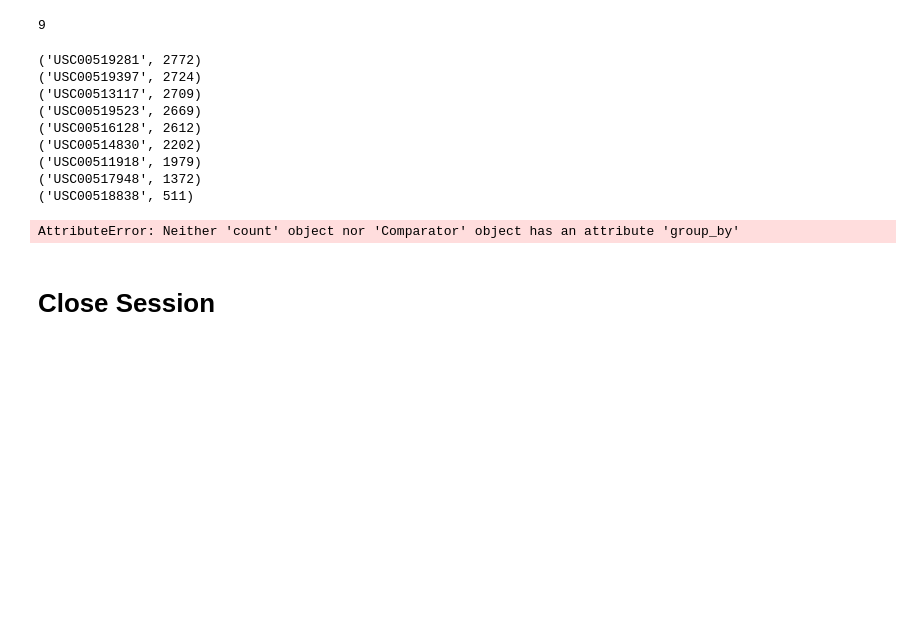
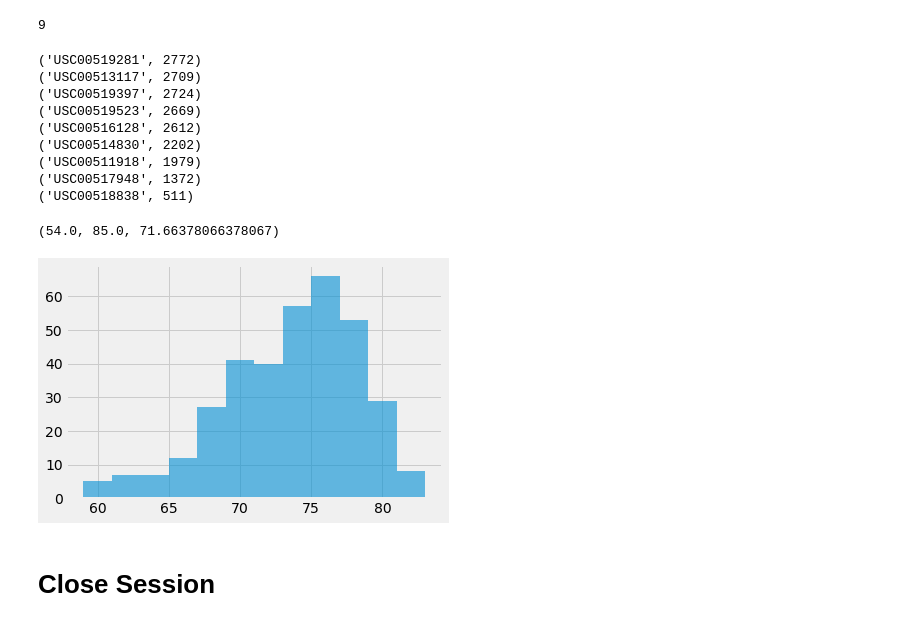
Before and after one commit to Jed-Miller/sqlalchemy-challenge, a Jupyter notebook: climate_challenge.ipynb, the cells around one changed output. Saved outputs shown, nothing was run; the diff lists cells and outputs as text; code cells hidden in the pictures; blank space fills up the shorter version.

```diff
--- a/climate_challenge.ipynb
+++ b/climate_challenge.ipynb
@@ -103,13 +133,14 @@ total_stations
 # %%
 # Design a query to find the most active stations (i.e. which stations have the most rows?)
 # List the stations and their counts in descending order.
-active_stations = session.query(Measurement.station, func.count('*').label('station')).group_by(Measurement.station).order_by(func.count('*').desc())
+active_stations = session.query(Measurement.station, func.count(Measurement.station)).\
+                group_by(Measurement.station).order_by(func.count(Measurement.prcp).desc())
 for row in active_stations:
     print(row)
 # %% [output]
 ('USC00519281', 2772)
+('USC00513117', 2709)
 ('USC00519397', 2724)
-('USC00513117', 2709)
 ('USC00519523', 2669)
 ('USC00516128', 2612)
 ('USC00514830', 2202)
@@ -118,7 +149,9 @@ for row in active_stations:
 ('USC00518838', 511)
 # %%
 # Using the most active station id from the previous query, calculate the lowest, highest, and average temperature.
-most_active_station = session.query(Measurement.station, func.count(Measurement.station).group_by(Measurement.station).order_by(Measurement.station).desc()).first()[0]
+most_active_station = session.query(Measurement.station, func.count(Measurement.station)).\
+                    group_by(Measurement.station).order_by(func.count(Measurement.prcp).desc()).first()[0]
+
 most_active_station_info = session.query(Measurement.station,Measurement.tobs).\
             filter(Measurement.station == most_active_station).all()
 most_active_station_summary = session.query(func.min(Measurement.tobs),func.max(Measurement.tobs),func.avg(Measurement.tobs)).\
@@ -126,12 +159,22 @@ most_active_station_summary = session.query(func.min(Measurement.tobs),func.max(
 for row in most_active_station_summary:
     print(row)
 # %% [output]
-AttributeError: Neither 'count' object nor 'Comparator' object has an attribute 'group_by'
+(54.0, 85.0, 71.66378066378067)
 # %%
 # Using the most active station id
 # Query the last 12 months of temperature observation data for this station and plot the results as a histogram
-rain = session.query(Meaurement.date,Meaurement.tobs).\
-        filter
+temp_last12_most_active = session.query(Measurement.date,Measurement.tobs).\
+        filter((Measurement.station == most_active_station)).\
+        filter(Measurement.date >= date_year_ago)
+
+frequency_df = pd.DataFrame(temp_last12_most_active)
+frequency_df.rename(columns = {0:"Date", 1:"tobs"},inplace=True)
+frequency_df
+
+plt.hist(frequency_df['tobs'],bins=12,alpha=0.6,linewidth=1)
+plt.show()
+# %% [output]
+[figure, added]
 # %% [markdown]
 # Close Session
 # %%
```
Also changed, not shown: parts of 4 cells of this notebook.
